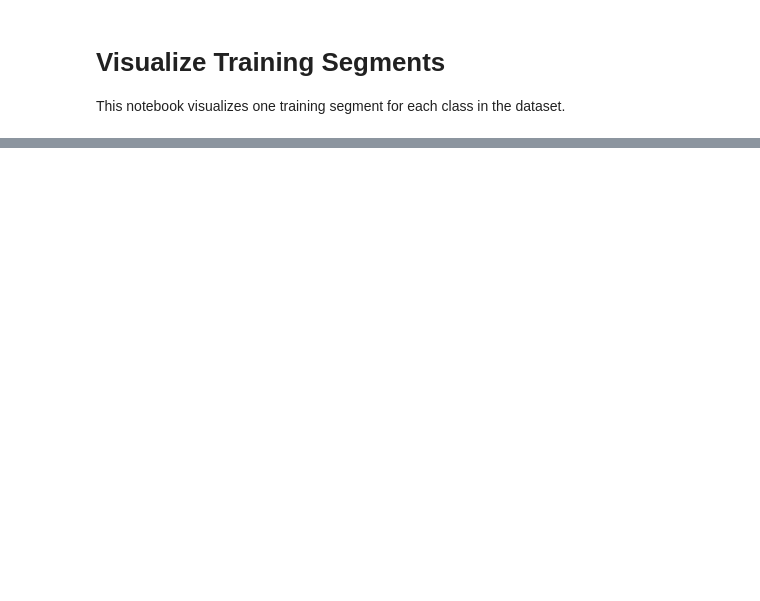
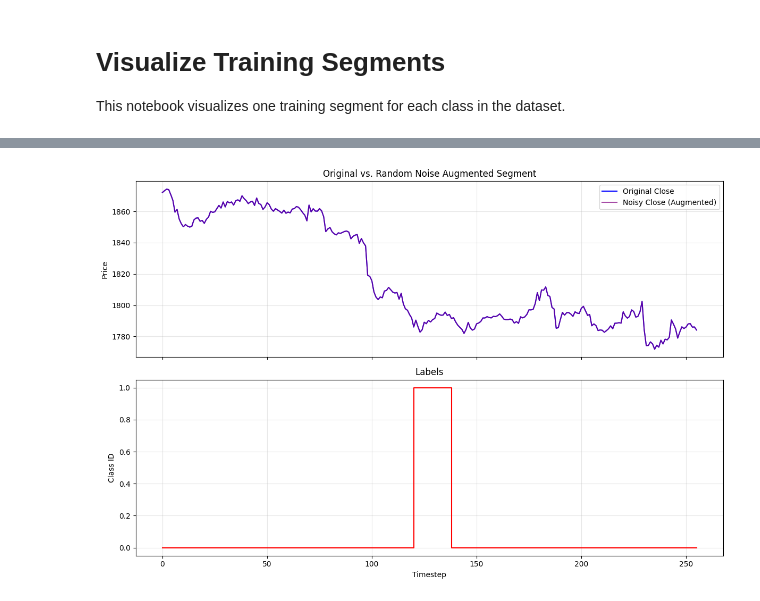
Before and after one commit to RozsaBotond/VITMMA19, a Jupyter notebook: notebooks/visualize_segments.ipynb, the cells around one changed output, grey strips where cells are left out. Drawn from its saved outputs; the diff is of its cells as text; code cells hidden in the pictures; blank space fills up the shorter version.

```diff
--- a/notebooks/visualize_segments.ipynb
+++ b/notebooks/visualize_segments.ipynb
@@ -79,0 +180,37 @@ for cls_id in unique_classes:
+# %%
+# --- Visualize Random Noise Augmentation on a Single Segment ---
+# This cell visualizes the effect of adding random noise as augmentation to a single segment.
+
+# Function to add random Gaussian noise to a segment
+def add_random_noise(segment, noise_std=0.01):
+    noisy = segment.copy()
+    noise = np.random.normal(0, noise_std, size=segment.shape)
+    noisy += noise
+    return noisy
+
+# Pick a segment to visualize
+idx = 0  # You can change this index to visualize other segments
+noise_std = 0.01  # You can adjust the noise level
+
+X_orig = X_train[idx]
+Y_orig = Y_train[idx]
+X_noisy = add_random_noise(X_orig, noise_std=noise_std)
+
+fig, axs = plt.subplots(2, 1, figsize=(12, 8), sharex=True)
+axs[0].plot(X_orig[:, 3], label='Original Close', color='blue')
+axs[0].plot(X_noisy[:, 3], label='Noisy Close (Augmented)', color='purple', alpha=0.7)
+axs[0].set_title('Original vs. Random Noise Augmented Segment')
+axs[0].set_ylabel('Price')
+axs[0].legend()
+axs[0].grid(True, alpha=0.3)
+
+axs[1].plot(Y_orig, label='Label', color='red', drawstyle='steps-post')
+axs[1].set_title('Labels')
+axs[1].set_ylabel('Class ID')
+axs[1].set_xlabel('Timestep')
+axs[1].grid(True, alpha=0.3)
+
+plt.tight_layout()
+plt.show()
+# %% [output]
+[figure, added]
```
Also changed, not shown: parts of 4 cells of this notebook, 2 other files.
